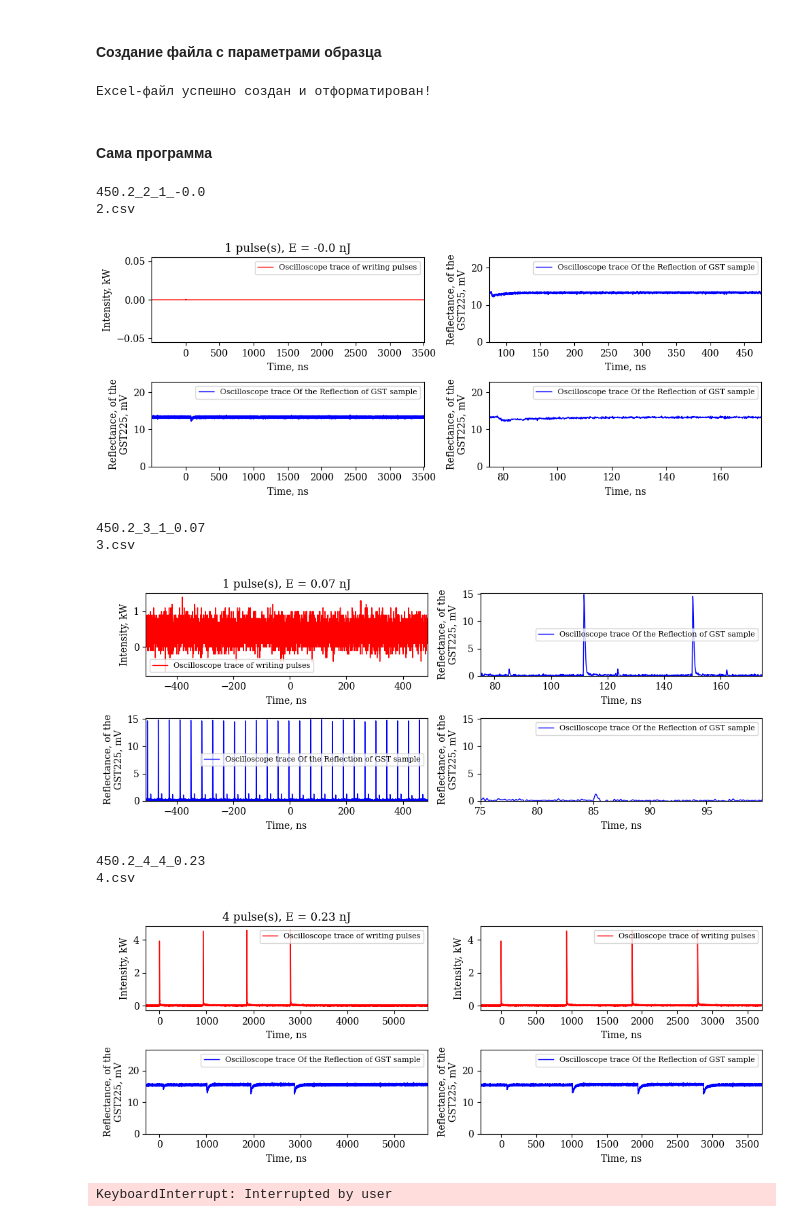
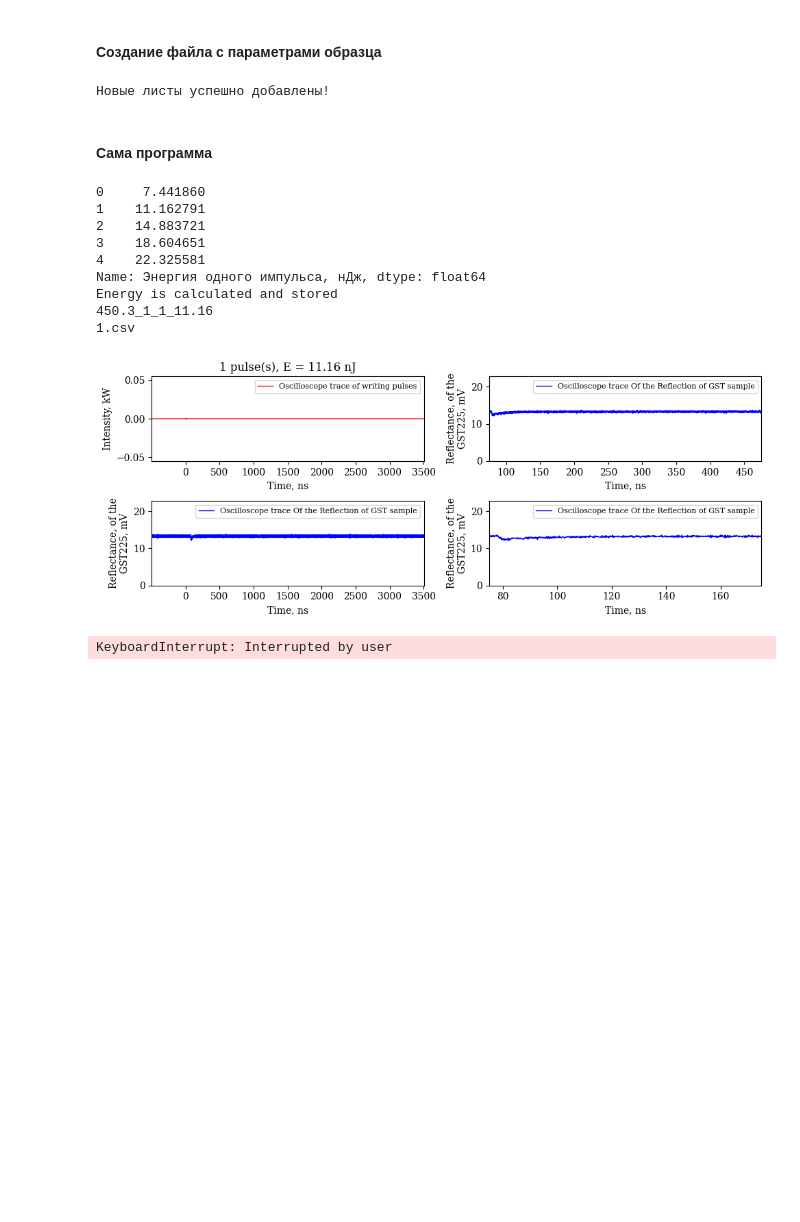
Before and after one commit to VladykaDarkness/Graph-Handler, a Jupyter notebook: graph_handler.ipynb, the cells around one changed output. Drawn from its saved outputs; the diff is of its cells as text; code cells hidden in the pictures; blank space fills up the shorter version.

Commit message:
Create sheet every day

```diff
--- a/graph_handler.ipynb
+++ b/graph_handler.ipynb
@@ -8,25 +8,40 @@
 #### Создание файла с параметрами образца
 # %%
 import pandas as pd
+import os
 from openpyxl.styles import Font
-from openpyxl.utils import get_column_letter
+from openpyxl import load_workbook
+from datetime import datetime
 
-sample = '450.1'
+sample = '450.3'
 file_name = 'parameters/' + sample + '.xlsx'
+today = datetime.now().strftime("%d.%m.%Y")
 
 df1 = pd.DataFrame(columns=['Shot',	'Ток накачки усилителя, А',	'Энергия, нДж',
                            'Количество',	'Общая энергия, нДж', 'Дата', 'Спектр ЗГ',
-                           'Осциллограмма импульса ЗГ', 'Спектр ЗГ с усилением', 'Осциллограмма с усилением'])
+                           'Спектр ЗГ с усилением'])
 
 df2 = pd.DataFrame(columns=['Ток накачки усилителя, А',	'Выходная мощность после усилителя со скважностью ½, мВт',
                             'Энергия одного импульса, нДж',	'Расчетная энергия, нДж'])
 
-with pd.ExcelWriter(file_name, engine='openpyxl') as writer:
-    df1.to_excel(writer, index=False, sheet_name='Sheet1')
-    df2.to_excel(writer, index=False, sheet_name='Sheet2')
 
-# Открываем файл с помощью openpyxl для настройки форматирования
-from openpyxl import load_workbook
+# Проверяем, существует ли файл
+if os.path.exists(file_name):
+    # Если файл существует, загружаем его
+    with pd.ExcelWriter(file_name, engine='openpyxl', mode='a') as writer:
+        # Проверяем, существуют ли листы с текущей датой
+        book = load_workbook(file_name)
+        if today not in book.sheetnames:
+            df1.to_excel(writer, index=False, sheet_name=today)
+        if f'{today} energy' not in book.sheetnames:
+            df2.to_excel(writer, index=False, sheet_name=f'{today} energy')
+    print("Новые листы успешно добавлены!")
+else:
+    # Если файла нет, создаем новый
+    with pd.ExcelWriter(file_name, engine='openpyxl') as writer:
+        df1.to_excel(writer, index=False, sheet_name=today)
+        df2.to_excel(writer, index=False, sheet_name=f'{today} energy')
+    print("Excel-файл успешно создан!")
 
 # Загружаем книгу
 book = load_workbook(file_name)
@@ -55,10 +70,8 @@ for sheet_name in book.sheetnames:
 
 # Сохраняем изменения
 book.save(file_name)
-
-print("Excel-файл успешно создан!")
 # %% [output]
-Excel-файл успешно создан и отформатирован!
+Новые листы успешно добавлены!
 # %% [markdown]
 #### Сама программа
 # %%
@@ -73,10 +86,12 @@ from watchdog.observers import Observer
 from watchdog.events import FileSystemEventHandler
 from openpyxl import load_workbook
 from openpyxl.utils.dataframe import dataframe_to_rows
+from datetime import datetime
 
 
 # ПАРАМЕТРЫ
-sample = '450.1'    # маркер образца
+sample = '450.3'    # маркер образца
+today = datetime.now().strftime("%d.%m.%Y")
 
 start_file = None   # Если в папке с осциллограммами уже есть файлы и нужно обработать не все,
                     # УКАЗАТЬ название файла, с кого начать (перед ним все проспускаются)
@@ -95,6 +110,7 @@ def create_dir():
     except FileExistsError:
         # directory already exists
         pass
+
 
 def plot_graph(df, x, y, color_, label_, ylabel, xlabel, xlim1, xlim2):
     plt.xlim(xlim1, xlim2)
@@ -217,7 +233,7 @@ def save_column(file, df, sheet_):
     book.save(general_file)
 
 def approximation(df_gen):
-    df_approx = pd.read_excel(general_file, sheet_name='Sheet2')
+    df_approx = pd.read_excel(general_file, sheet_name=f'{today} energy')
 
     # Выполним полиномиальную аппроксимацию 2-го порядка (парабола)
     x = df_approx.loc[:, 'Ток накачки усилителя, А']
@@ -230,21 +246,21 @@ def approximation(df_gen):
     # Генерация предсказаний
     E_mVt = poly(x)
     df_approx['Расчетная энергия, нДж'] = E_mVt
-    save_column(file=general_file, df=df_approx, sheet_='Sheet2')
+    save_column(file=general_file, df=df_approx, sheet_=f'{today} energy')
 
     E = poly(df_gen.loc[:, 'Ток накачки усилителя, А'])
     df_gen['Энергия, нДж'] = E
     df_gen['Общая энергия, нДж'] = df_gen['Энергия, нДж'] * df_gen['Количество']
-    save_column(file=general_file, df=df_gen, sheet_='Sheet1')
+    save_column(file=general_file, df=df_gen, sheet_=today)
     print('Energy is calculated and stored')
 
 
 
 def process_files(start_file):
-    df_gen = pd.read_excel(general_file, sheet_name='Sheet1')
+    df_gen = pd.read_excel(general_file, sheet_name=today)
     col_index = df_gen.columns.get_loc('Общая энергия, нДж')
     df_gen = df_gen.iloc[:, :col_index+1]
-    #approximation(df_gen)
+    approximation(df_gen)
 
 
     start_index = csv_files.index(start_file) if start_file is not None else 0
@@ -301,7 +317,7 @@ def process_files(start_file):
 
         save = input('Save?(y or n): ')
         if(save == 'y'):
-            plot_graphics(df, pulses, energy, flag_pulse, peak, y_start, y_end, y_avg, y_max)
+            plot_graphics(df, pulses, energy, flag_pulse, peak, y_start, y_end, y_avg, y_max, time_width)
             save_files(save_name, df)
 
 
@@ -312,40 +328,41 @@ class NewFileHandler(FileSystemEventHandler):
         f = event.src_path
         f = f.replace(dir, '')
         start_f = f
         csv_files.append(f)
         process_files(start_file=start_f)
 
 def wait_for_new_file(path):
     event_handler = NewFileHandler()
     observer = Observer()
     observer.schedule(event_handler, path, recursive=False)
     observer.start()
     try:
         while True:
             time.sleep(1)
     except KeyboardInterrupt:
         observer.stop()
     observer.join()
 
 ############################################## Конец функций
 
 # main
 create_dir()    # папочка для сохранения
 
 # ищем csv файлы в папке
 files = sorted(os.listdir(dir))
 csv_files = [file for file in files if (file.endswith('.csv'))]
 
 process_files(start_file)   # Закомментировать строку, если надо проигнорировать все имеющиеся файлы в папке
 wait_for_new_file(dir)  # ожидание новых файлов
 # %% [output]
-450.2_2_1_-0.0
-2.csv
+0     7.441860
+1    11.162791
+2    14.883721
+3    18.604651
+4    22.325581
+Name: Энергия одного импульса, нДж, dtype: float64
+Energy is calculated and stored
+450.3_1_1_11.16
+1.csv
-[figure, old version]
+[figure, new version]
-450.2_3_1_0.07
-3.csv
+KeyboardInterrupt: Interrupted by user
-[figure, removed]
-450.2_4_4_0.23
-4.csv
-[figure, removed]
-KeyboardInterrupt: Interrupted by user
```
